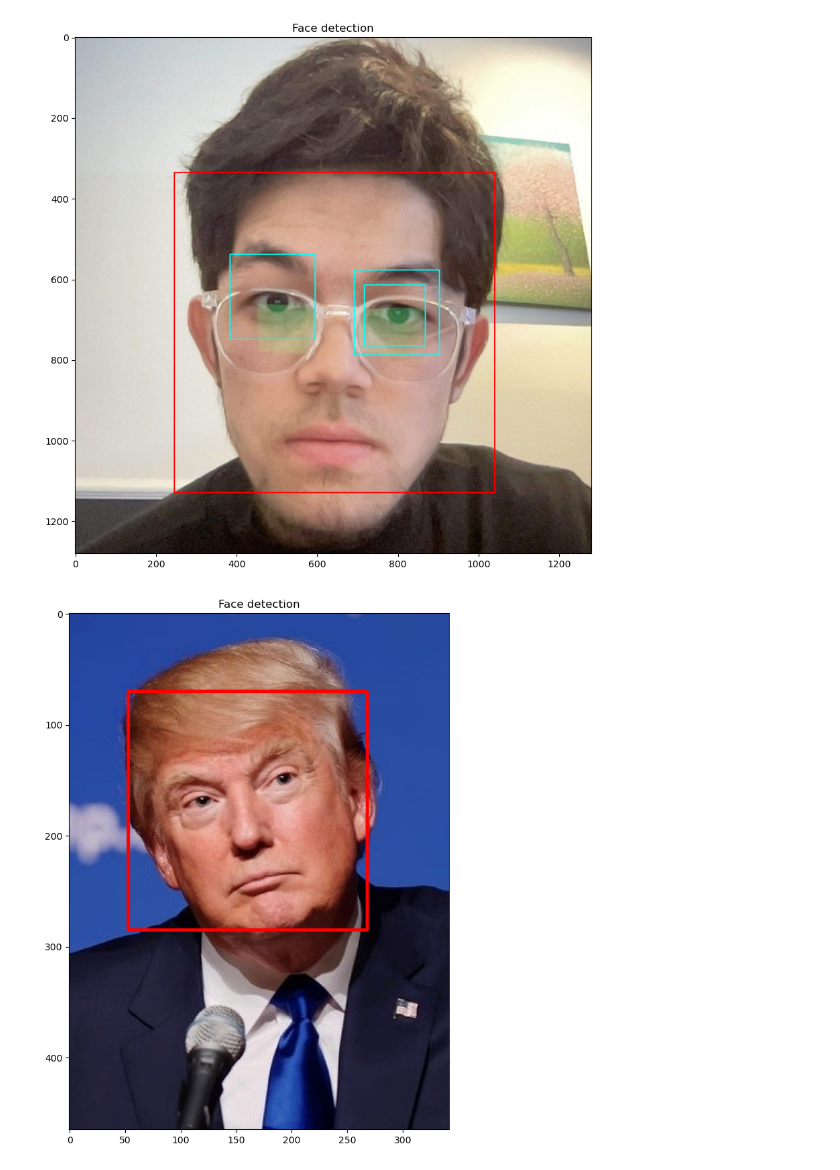
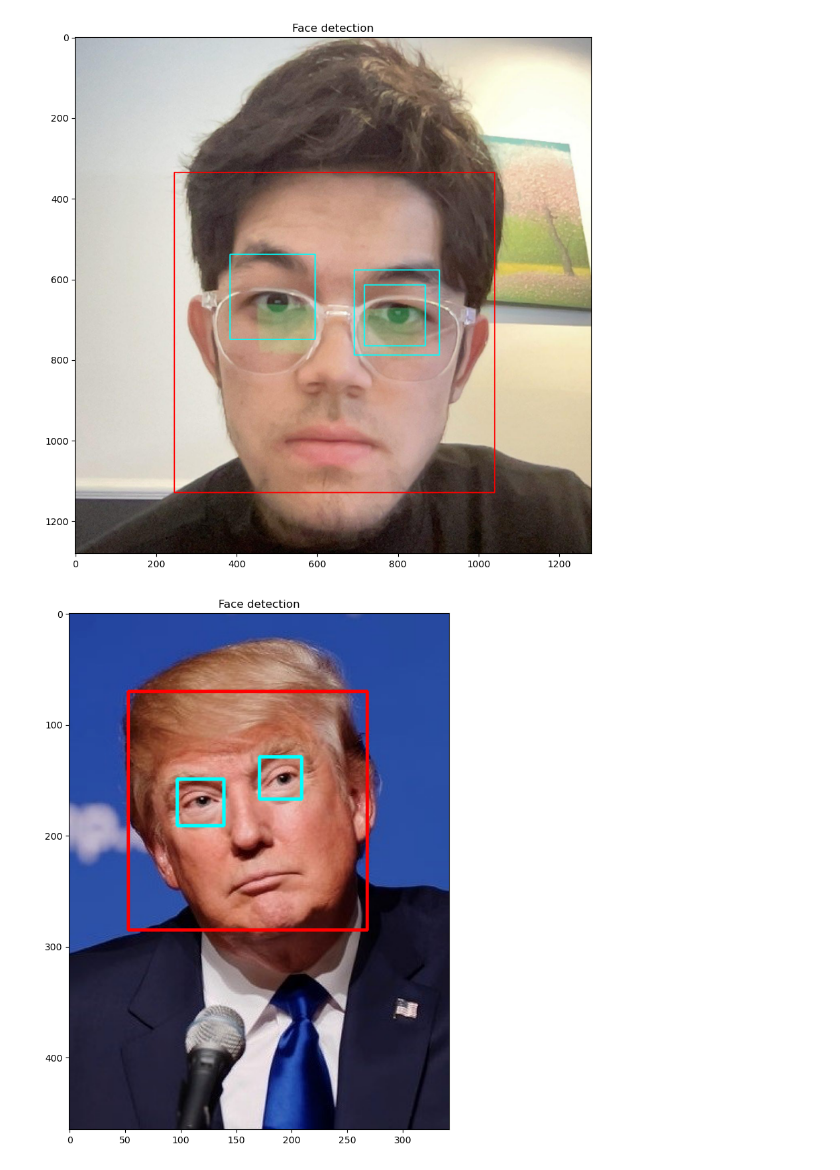
Before and after one commit to MrKhursanov/Computer-Vision, a Jupyter notebook: Practice notebooks/16. Face and Eye Detection with Haar Cascade Classifiers.ipynb, the cells around one changed output. Drawn from its saved outputs; the diff is of its cells as text; code cells hidden in the pictures.

```diff
--- a/Practice notebooks/16. Face and Eye Detection with Haar Cascade Classifiers.ipynb
+++ b/Practice notebooks/16. Face and Eye Detection with Haar Cascade Classifiers.ipynb
@@ -52,22 +52,22 @@ imshow('Face detection', img)
 # %%
 eye_classifier = cv2.CascadeClassifier('/Users/apple/Desktop/Projects/Computer Vision/Haarcascades/haarcascade_eye.xml')
 face_classifier = cv2.CascadeClassifier('/Users/apple/Desktop/Projects/Computer Vision/Haarcascades/haarcascade_frontalface_default.xml')
 
 
 faces = face_classifier.detectMultiScale(trump_in_gray, scaleFactor = 1.3, minNeighbors = 5)
 
 if faces is ():
     print ('Sorry there is no face found')
 for (x,y,w, h) in faces:
     cv2.rectangle(trump, (x,y), (x+w, y+h), (0, 0, 255),2)
     roi_gray = trump_in_gray[y:y+h, x:x+w]
     roi_color = trump[y:y+h, x:x+w]
-    eyes = eye_classifier.detectMultiScale(roi_gray, 1.3, 3)
+    eyes = eye_classifier.detectMultiScale(roi_gray, 1.2, 3)
     for (ex,ey,ew,eh) in eyes:
         cv2.rectangle(roi_color,(ex,ey),(ex+ew,ey+eh),(255,255,0),2)
 imshow('Face detection', trump)
 # %% [output]
-[figure, old version]
+[figure, new version]
 # %%
 import cv2
 
```
Also changed, not shown: parts of 3 cells of this notebook, 1 other file.
